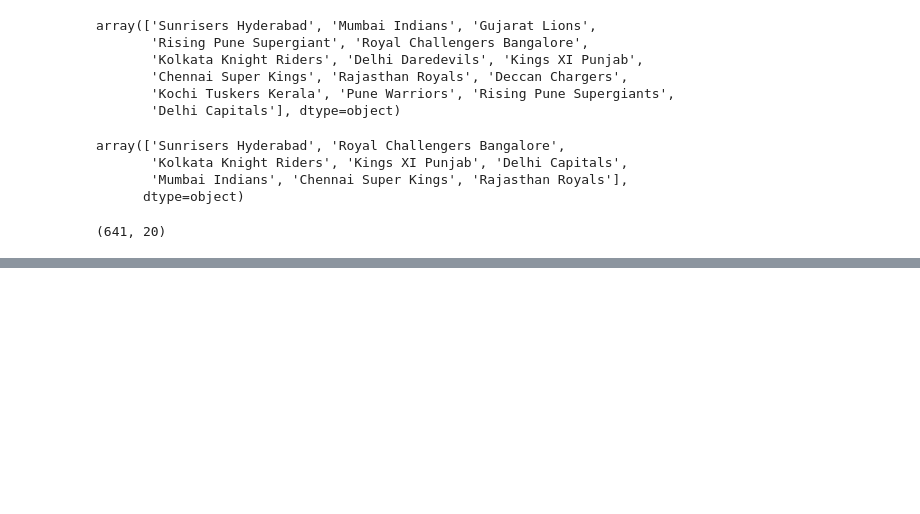
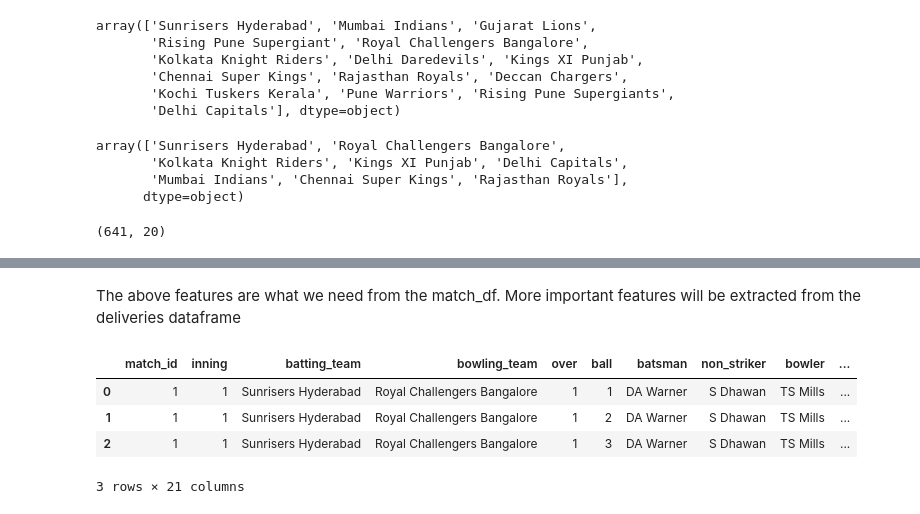
Before and after one commit to lawalsegun2025/ipl_match_win_predictor, a Jupyter notebook: ipl_win_probability_predictor.ipynb, the cells around one changed output, grey strips where cells are left out. Drawn from its saved outputs; the diff is of its cells as text; code cells hidden in the pictures; blank space fills up the shorter version.

```diff
--- a/ipl_win_probability_predictor.ipynb
+++ b/ipl_win_probability_predictor.ipynb
@@ -263,0 +262,10 @@ The above features are what we need from the match_df. More important features w
+# %% [markdown]
+The above features are what we need from the match_df. More important features will be extracted from the deliveries dataframe
+# %%
+deliveries.head(3)
+# %% [output]
+|  | match_id | inning | batting_team | bowling_team | over | ball | batsman | non_striker | bowler | ... |
+| 0 | 1 | 1 | Sunrisers Hyderabad | Royal Challengers Bangalore | 1 | 1 | DA Warner | S Dhawan | TS Mills | ... |
+| 1 | 1 | 1 | Sunrisers Hyderabad | Royal Challengers Bangalore | 1 | 2 | DA Warner | S Dhawan | TS Mills | ... |
+| 2 | 1 | 1 | Sunrisers Hyderabad | Royal Challengers Bangalore | 1 | 3 | DA Warner | S Dhawan | TS Mills | ... |
+3 rows × 21 columns
```
Also changed, not shown: parts of 7 cells of this notebook.
